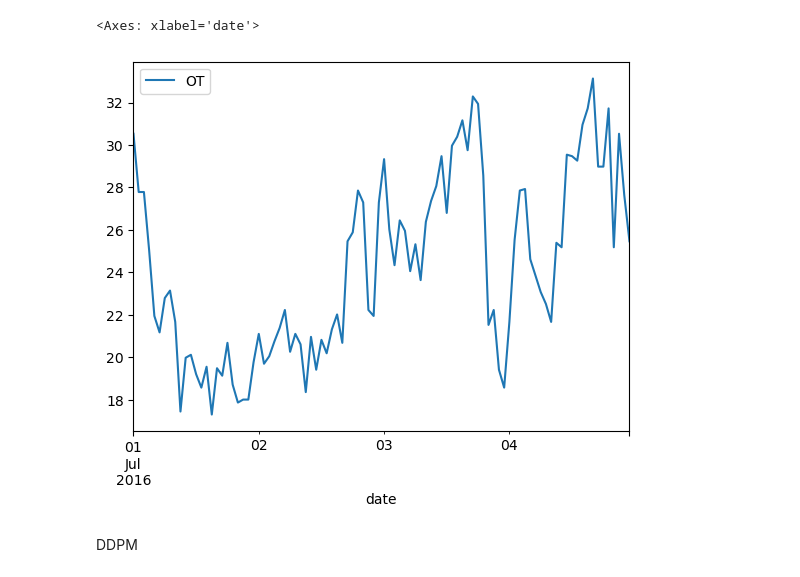
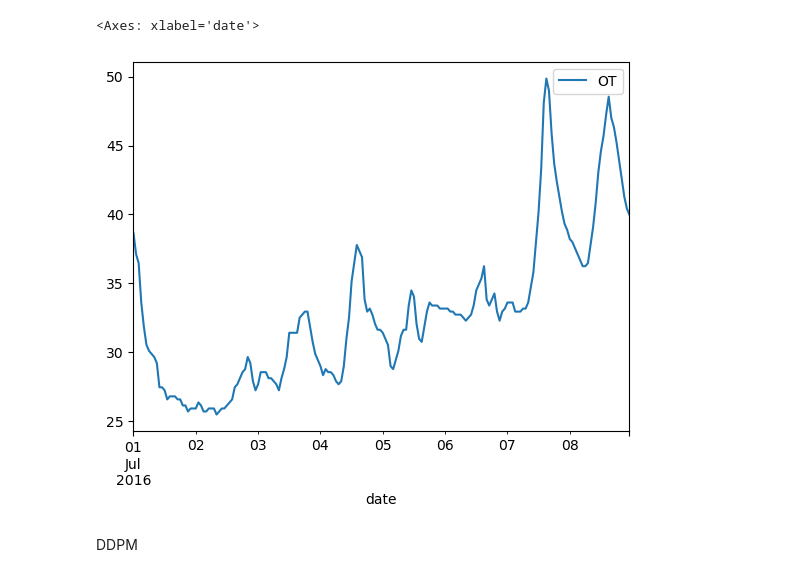
Before and after one commit to WillWang1113/Moving-Average-Diffusion, a Jupyter notebook: notebooks/degrade_fn.ipynb, the cells around one changed output. Saved outputs shown, nothing was run; the diff lists cells and outputs as text; code cells hidden in the pictures.

```diff
--- a/notebooks/degrade_fn.ipynb
+++ b/notebooks/degrade_fn.ipynb
@@ -7,19 +7,19 @@ from src.utils.filters import MovingAvgTime, get_factors, MovingAvgFreq
 from src.utils.schedule import linear_schedule
 import numpy as np
 # %%
-seq_len = 96
+seq_len = 192
 df = pd.read_csv(
-    "/home/user/data/THU-timeseries/ETT-small/ETTh1.csv",
+    "/home/user/data/THU-timeseries/ETT-small/ETTh2.csv",
     # "/home/user/data/THU-timeseries/electricity/electricity.csv",
     index_col=0,
     parse_dates=True,
 )[["OT"]]
 df = df[:seq_len]
 df = df.astype(float)
 df.plot()
 # %% [output]
 <Axes: xlabel='date'>
-[figure, old version]
+[figure, new version]
 # %% [markdown]
 DDPM
 # %%
```
Also changed, not shown: parts of 5 cells of this notebook, 49 other files.
